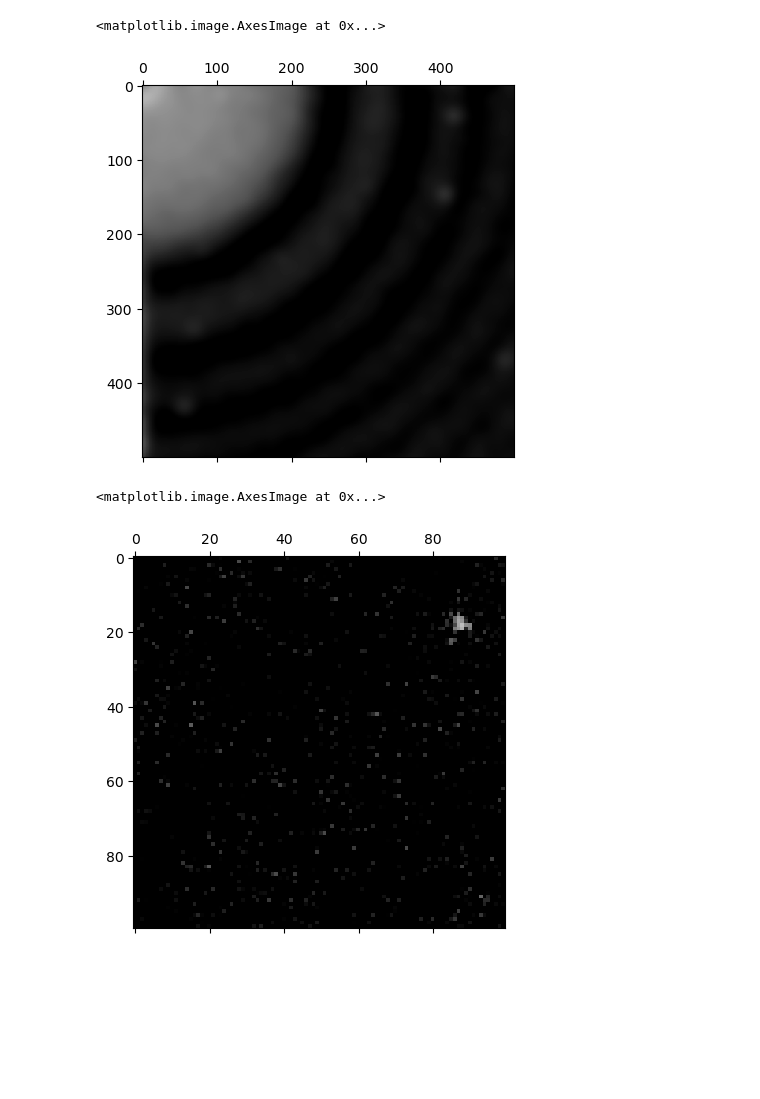
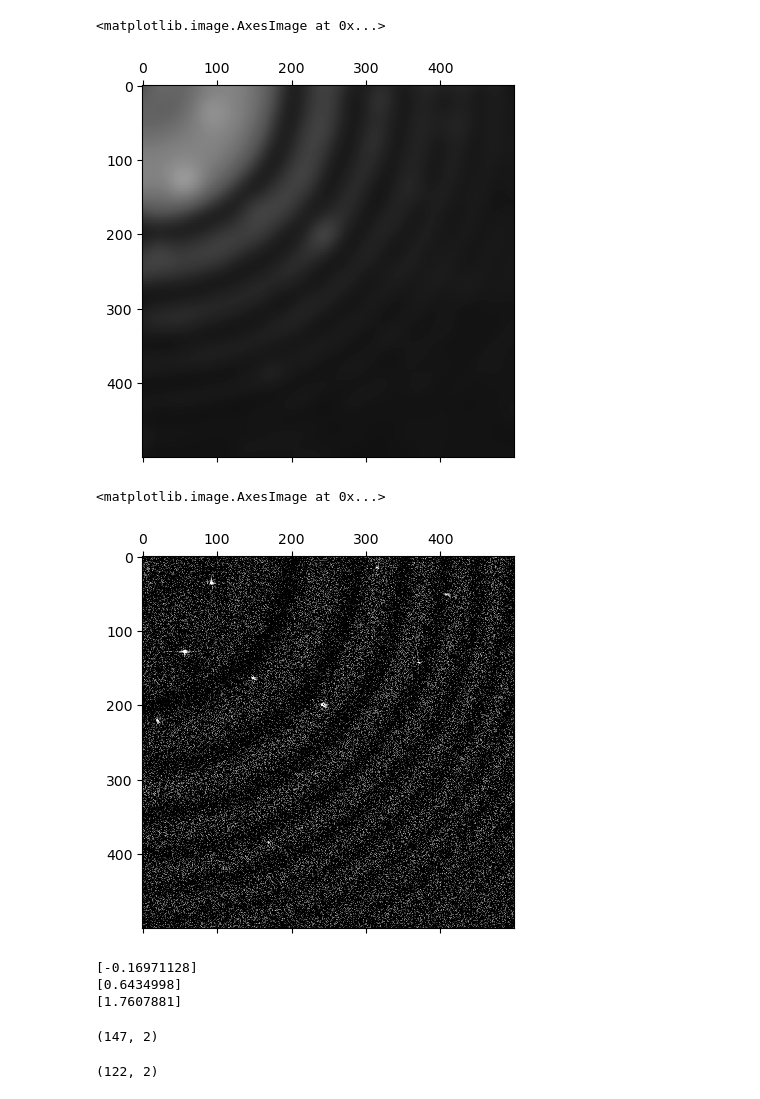
Before and after one commit to r-karimi/saxtal, a Jupyter notebook: scratch.ipynb, the cells around one changed output. Drawn from its saved outputs; the diff is of its cells as text; code cells hidden in the pictures; blank space fills up the shorter version.

```diff
--- a/scratch.ipynb
+++ b/scratch.ipynb
@@ -4,19 +4,15 @@ import matplotlib.pyplot as plt
 import numpy as np
 from tqdm import tqdm
 # %%
-filename = 'test_image_bin_2.mrc'
+filename = 'test_micrograph.mrc'
 threshold_method = 'sd'
 verbose = True
 threads = 12
-sigma = 9
+sigma = 15
 quantile=0.9999
-num_sd = 3.0
-x_window_percent=(0.005, 0.7)
-y_window_percent=(0.005, 0.7)
-
-# spare the ice ring
-# x_window_percent=(0.005, 0.4)
-# y_window_percent=(0.005, 0.2)
+num_sd = 2.5
+x_window_percent=(0, 0.7)
+y_window_percent=(0, 0.995)
 
 replace_distance_percent=0.05
 # %%
@@ -57,23 +53,27 @@ plt.matshow(np.log10(np.abs(padded_fft))[:1000, :1000],
 # %%
-diff_spectrum, smoothed_spectrum = sax.generate_diff_spectrum(padded_fft, sigma)
+log_diff_spectrum, smoothed_spectrum = sax.generate_diff_spectrum(padded_fft, sigma)
 # %%
-plt.matshow(np.log10(np.abs(smoothed_spectrum))[:500, :500],
-           cmap = "Greys_r",
-           vmax = 4,
-           vmin = 2.5)
+plt.matshow(np.log10(smoothed_spectrum)[:500, :500],
+            cmap = "Greys_r",
+            vmax = 4,
+            vmin = 2.5)
 # %% [output]
 <matplotlib.image.AxesImage at 0x...>
-[figure, old version]
+[figure, new version]
 # %%
-plt.matshow(np.log10(np.abs(diff_spectrum))[350:450, 400:500],
+plt.matshow(log_diff_spectrum[0:500, 0:500],
            cmap = "Greys_r",
-           vmax = 4,
-           vmin = 2.5)
+           vmax = 2,
+           vmin = 0)
 # %% [output]
 <matplotlib.image.AxesImage at 0x...>
-[figure, old version]
+[figure, new version]
 # %%
-diffraction_spots = sax.find_diffraction_spots_sd(diff_spectrum,
+diffraction_spots = sax.find_diffraction_spots_sd(log_diff_spectrum,
                                                   num_sd,
                                                   x_window_percent,
                                                   y_window_percent)
+# %% [output]
+[-0.16971128]
+[0.6434998]
+[1.7607881]
@@ -96 +80,5 @@ def remove_hotpixels(diffraction_spots):
+# %%
+diffraction_spots.shape
+# %% [output]
+(147, 2)
 # %%
@@ -98,5 +86,9 @@ filtered_spots = remove_hotpixels(diffraction_spots)
 # %%
 filtered = diffraction_spots[filtered_spots]
+# %%
+filtered.shape
+# %% [output]
+(122, 2)
 # %%
 plt.scatter(y = -diffraction_spots[:,0], x = diffraction_spots[:,1],
             s = 1)
```
Also changed, not shown: parts of 9 cells of this notebook, 9 other files.
